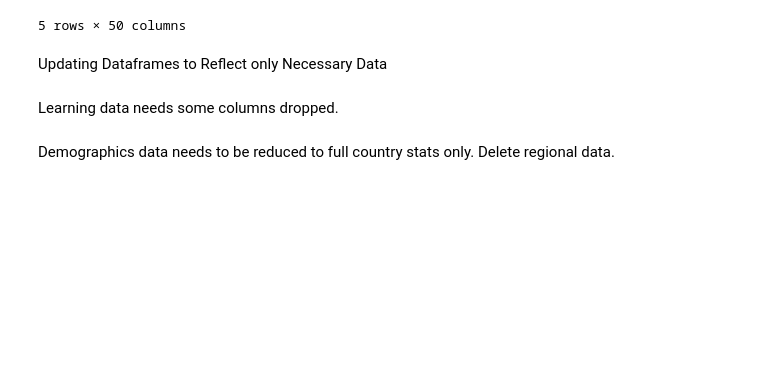
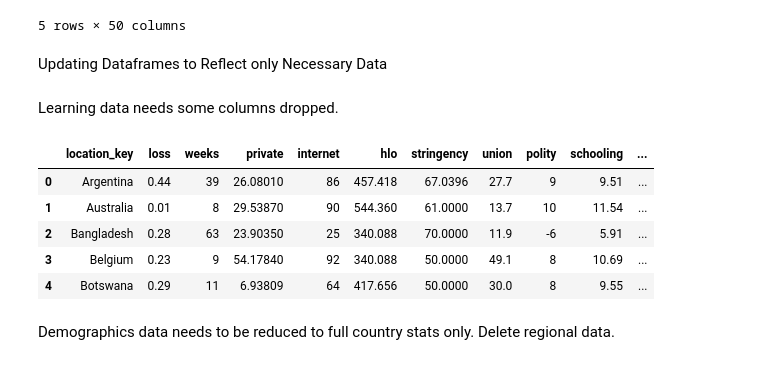
Before and after one commit to vickyvanderwagt/Covid-Economic-Database-and-Insights, a Jupyter notebook: COVID_Impacts.ipynb, the cells around one changed output. Drawn from its saved outputs; the diff is of its cells as text; code cells hidden in the pictures; blank space fills up the shorter version.

```diff
--- a/COVID_Impacts.ipynb
+++ b/COVID_Impacts.ipynb
@@ -80,7 +115,18 @@ Updating Dataframes to Reflect only Necessary Data
 Learning data needs some columns dropped.
 # %%
 learn = learn.drop(columns = ['deaths', 'gdp', 'vac', 'loggdp', 'logweeks', 'weeks2', 'pop', 'hlo25', 'covid25'])
+
+# Update column 1 name
+learn.rename(columns={'country': 'location_key'}, inplace=True)
+
 learn.head()
+# %% [output]
+|  | location_key | loss | weeks | private | internet | hlo | stringency | union | polity | schooling | ... |
+| 0 | Argentina | 0.44 | 39 | 26.08010 | 86 | 457.418 | 67.0396 | 27.7 | 9 | 9.51 | ... |
+| 1 | Australia | 0.01 | 8 | 29.53870 | 90 | 544.360 | 61.0000 | 13.7 | 10 | 11.54 | ... |
+| 2 | Bangladesh | 0.28 | 63 | 23.90350 | 25 | 340.088 | 70.0000 | 11.9 | -6 | 5.91 | ... |
+| 3 | Belgium | 0.23 | 9 | 54.17840 | 92 | 340.088 | 50.0000 | 49.1 | 8 | 10.69 | ... |
+| 4 | Botswana | 0.29 | 11 | 6.93809 | 64 | 417.656 | 50.0000 | 30.0 | 8 | 9.55 | ... |
 # %% [markdown]
 Demographics data needs to be reduced to full country stats only. Delete regional data.
 # %%
```
Also changed, not shown: parts of 31 cells of this notebook.
